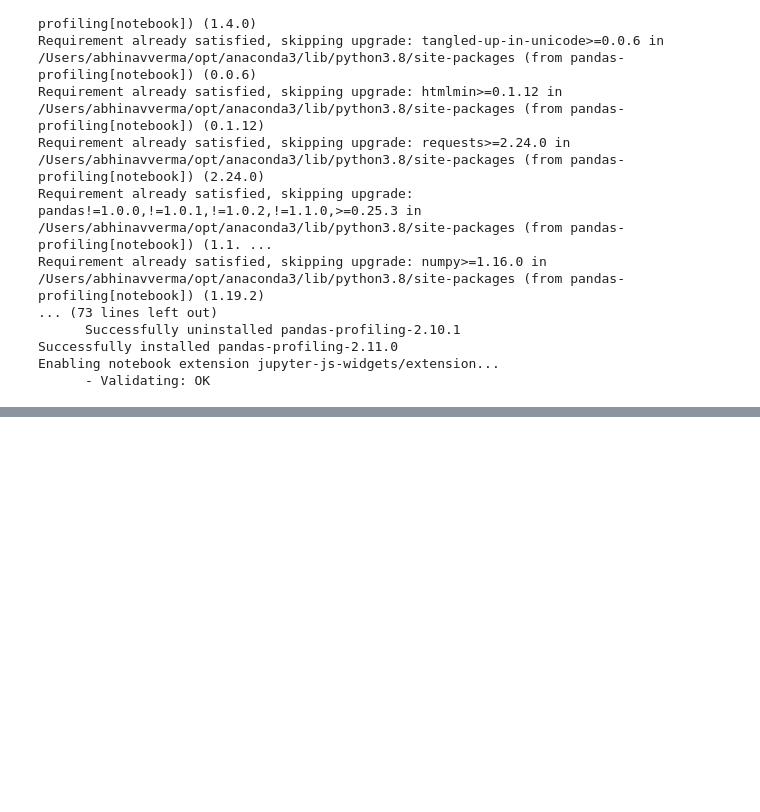
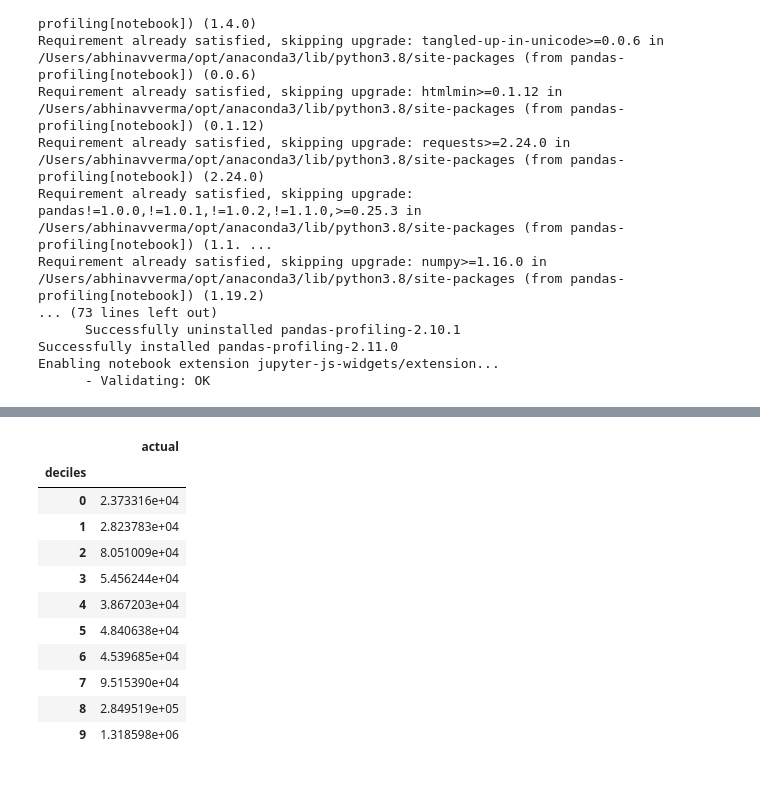
Before and after one commit to sinlord/nuveen-data-science-project, a Jupyter notebook: jupiter-notebooks/02-capstone-Model_Development.ipynb, the cells around one changed output, grey strips where cells are left out. Cells and saved outputs as stored; diff of their text form; code cells hidden in the pictures; blank space fills up the shorter version.

```diff
--- a/jupiter-notebooks/02-capstone-Model_Development.ipynb
+++ b/jupiter-notebooks/02-capstone-Model_Development.ipynb
@@ -351,0 +395,25 @@ Enabling notebook extension jupyter-js-widgets/extension...
+# %%
+def output_deciles(model, X, y):
+    results = pd.DataFrame(model.predict(X), index = X.index, columns = ['predictions'])
+    results['actual'] = y.values
+    results['deciles'] = pd.qcut(results['predictions'],10, labels= False)
+    return results
+# %%
+regression_deciles = output_deciles(lr_pipeline,X_test,y_test )
+# %%
+regression_deciles.groupby('deciles')[['actual']].mean()
+# %% [output]
+|  | actual |
+| deciles |  |
+| 0 | 2.373316e+04 |
+| 1 | 2.823783e+04 |
+| 2 | 8.051009e+04 |
+| 3 | 5.456244e+04 |
+| 4 | 3.867203e+04 |
+| 5 | 4.840638e+04 |
+| 6 | 4.539685e+04 |
+| 7 | 9.515390e+04 |
+| 8 | 2.849519e+05 |
+| 9 | 1.318598e+06 |
+# %% [markdown]
+#####
```
Also changed, not shown: parts of 16 cells of this notebook, 16 other files.
